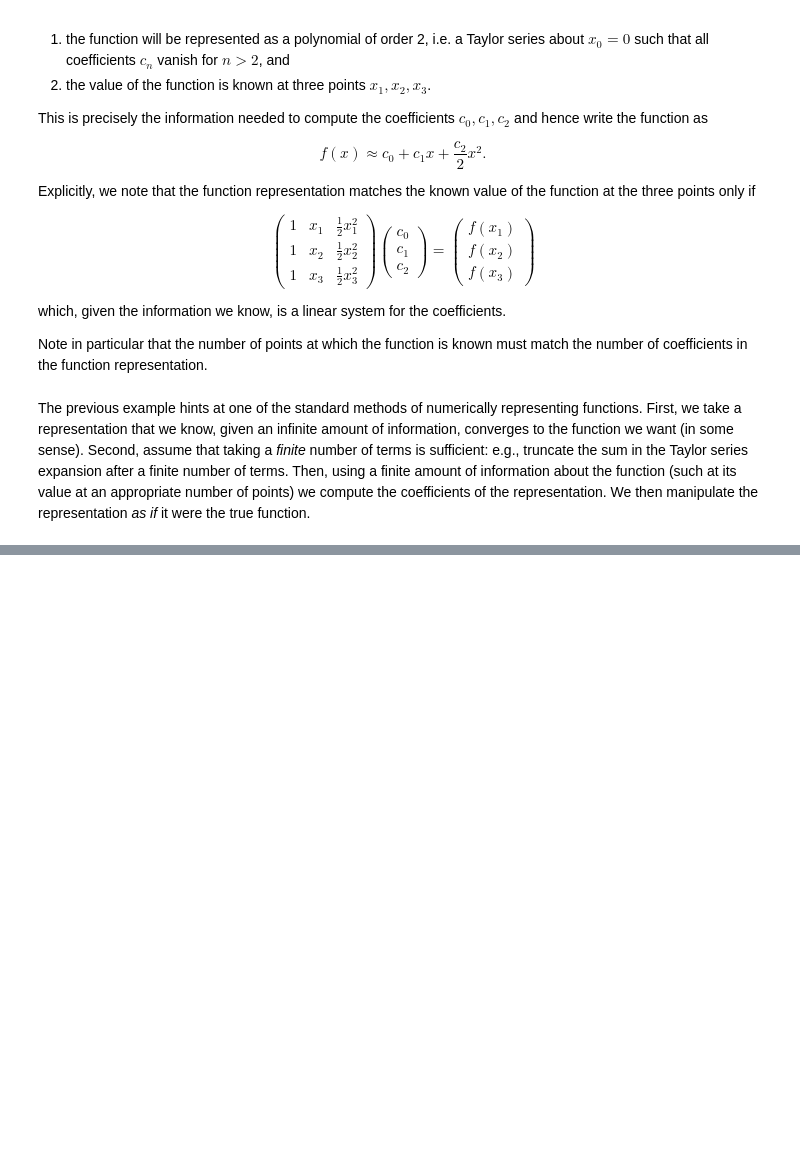
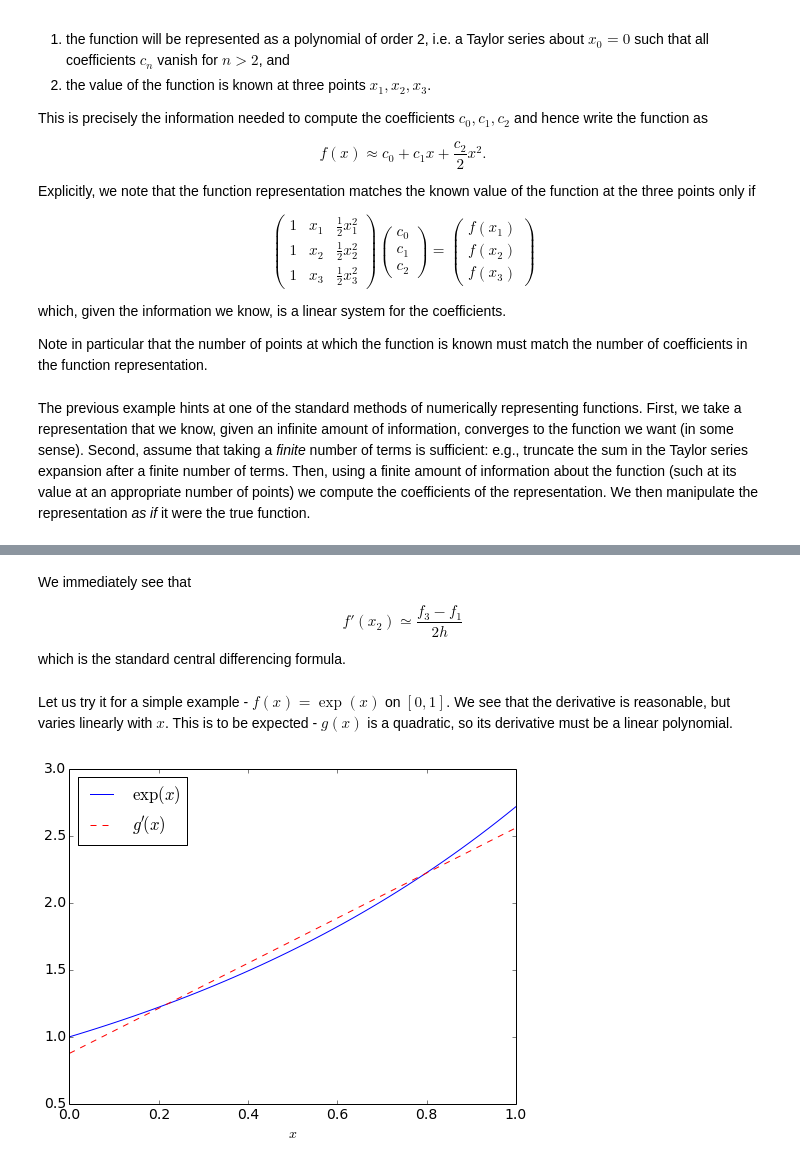
Before and after one commit to IanHawke/NumericalMethods, a Jupyter notebook: Lectures/Function Representation and Manipulation.ipynb, the cells around one changed output, grey strips where cells are left out. Cells and saved outputs as stored; diff of their text form; code cells hidden in the pictures; blank space fills up the shorter version.

Commit message:
Add a bit more on function representation - simple stuff only. Need BCs etc.

```diff
--- a/Lectures/Function Representation and Manipulation.ipynb
+++ b/Lectures/Function Representation and Manipulation.ipynb
@@ -84,0 +137,25 @@ The previous example hints at one of the standard methods of numerically represe
+# %% [markdown]
+We immediately see that
+
+$$
+  f'(x_2) \simeq \frac{f_3 - f_1}{2 h}
+$$
+
+which is the standard central differencing formula.
+# %% [markdown]
+Let us try it for a simple example - $f(x) = \exp(x)$ on $[0, 1]$. We see that the derivative is reasonable, but varies linearly with $x$. This is to be expected - $g(x)$ is a quadratic, so its derivative must be a linear polynomial.
+# %%
+x = np.array([0.0, 0.5, 1.0])
+xp = np.linspace(0.0, 1.0) # Used for plotting
+h = 0.5
+f = np.exp(x) # Samples of f
+df = np.exp(xp) # The derivative of f is again the exponential; this is for plotting
+dg = 1/h * ((f[2] - f[0])/2.0 + (xp - x[1]) / h * (f[0] - 2.0*f[1] + f[2]))
+fig = plt.figure(figsize = (8,6))
+ax = fig.add_subplot(111)
+ax.plot(xp, df, 'b-', label=r"$\exp(x)$")
+ax.plot(xp, dg, 'r--', label=r"$g'(x)$")
+ax.set_xlabel(r"$x$")
+plt.legend(loc=2);
+# %% [output]
+[figure, added]
```
Also changed, not shown: parts of 6 cells of this notebook.
